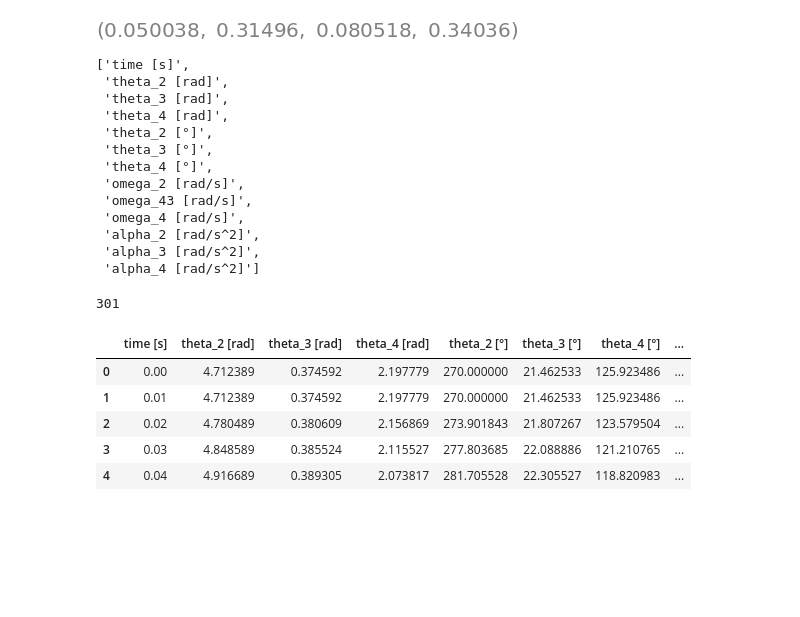
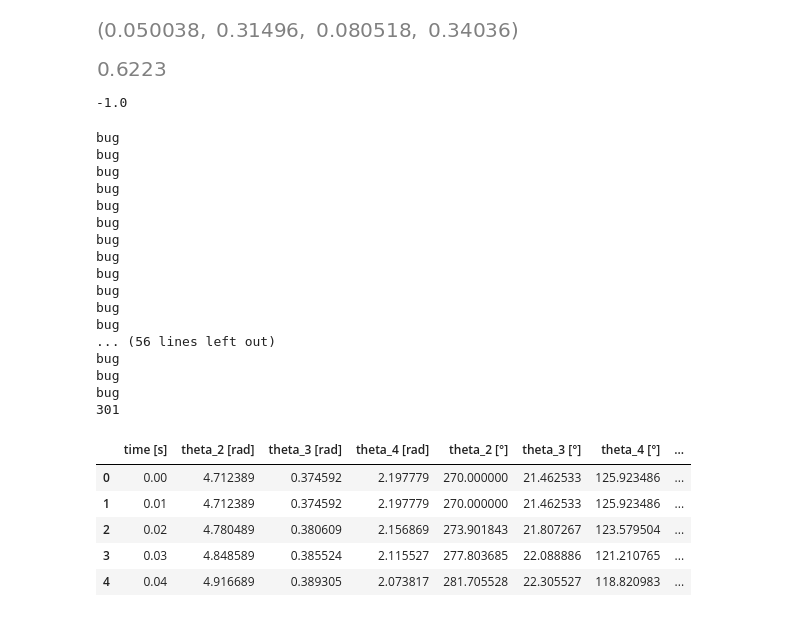
Before and after one commit to QiuDylan/ME200, a Jupyter notebook: FinalProj/Final_Project_V3_JNotebook.ipynb, the cells around one changed output. Drawn from its saved outputs; the diff is of its cells as text; code cells hidden in the pictures; blank space fills up the shorter version.

```diff
--- a/FinalProj/Final_Project_V3_JNotebook.ipynb
+++ b/FinalProj/Final_Project_V3_JNotebook.ipynb
@@ -34,31 +34,22 @@ a, b, c, d
 # %%
 m = 3.48 #kg
 l = 24.5 * 0.0254 #length of wiper m
-I = 1/12 * m * l**2 + 1/12 * m * l**2 + m* (l/2 * (2**0.5))**2#moment of inertia about com kgm^2
+I = 1/12 * m * l**2 + m * (l/2)**2 + 1/3 * m * l**2#moment of inertia about com kgm^2
 mu_k = 0.3  # coefficient of kinetic friction
 g = 9.81  # gravity (m/s^2)
 theta = 23 #degs
+l
+# %% [output]
+[figure, added]
 # %%
 #Parameters
 motor_torque = 30 #NM
 df = pd.read_csv("4bardata.txt", sep='\t' , header = None, names = ["time [s]", "theta_2 [rad]", "theta_3 [rad]", "theta_4 [rad]", "theta_2 [°]","theta_3 [°]","theta_4 [°]","omega_2 [rad/s]", "omega_43 [rad/s]","omega_4 [rad/s]","alpha_2 [rad/s^2]","alpha_3 [rad/s^2]","alpha_4 [rad/s^2]"])
 #df.head(20)
 #print(df.shape[0])
-list(df)
+print(np.sin(np.radians(270)))
 # %% [output]
-['time [s]',
- 'theta_2 [rad]',
- 'theta_3 [rad]',
- 'theta_4 [rad]',
- 'theta_2 [°]',
- 'theta_3 [°]',
- 'theta_4 [°]',
- 'omega_2 [rad/s]',
- 'omega_43 [rad/s]',
- 'omega_4 [rad/s]',
- 'alpha_2 [rad/s^2]',
- 'alpha_3 [rad/s^2]',
- 'alpha_4 [rad/s^2]']
+-1.0
 # %%
 #Torque Calculations
 f1 = []
@@ -71,47 +62,46 @@ for i in range(df.shape[0]):
 
         if theta_a > 90 and theta_a <= 180:
             #print("bug")
-            temp4 = motor_torque * (np.sin(np.radians(df["theta_2 [°]"][i])) * a)
-            f1.append(temp4)
+            if (df["theta_2 [°]"][i] < theta_a).any():
+                temp4 = motor_torque / (np.sin(np.radians(180 - theta_a)) * a)
+                f1.append(temp4)
         elif theta_a > 180 and theta_a <= 270:
-
-            temp3 = motor_torque * (np.sin(np.radians(df["theta_2 [°]"][i])) * a)
+            #print("bug")
+            temp3 = motor_torque / (np.sin(np.radians(theta_a - 180)) * a)
             f1.append(temp3)
 
     elif ((df["theta_2 [°]"][i])>90).any() & ((df["theta_2 [°]"][i])<= 180).any() :
 
         if theta_a > 0 and theta_a <= 90:
-
             if (df["theta_2 [°]"][i] > theta_a).any():
-
-                temp13 = motor_torque * (np.sin(np.radians(theta_a)) * a)
+                temp13 = motor_torque / (np.sin(np.radians(theta_a)) * a)
                 f1.append(temp13)
         elif theta_a > 90 and theta_a <= 180:
             if (df["theta_2 [°]"][i] > theta_a).any():
-                temp14 = motor_torque * (np.sin(np.radians(theta_a)) * a)
+                temp14 = - motor_torque / (np.sin(np.radians(180 - theta_a)) * a)
                 f1.append(temp14)
             else:
-                temp15 = motor_torque * (np.sin(np.radians(df["theta_2 [°]"][i])) * a)
+                temp15 = motor_torque / (np.sin(np.radians(df["theta_2 [°]"][i])) * a)
                 f1.append(temp15)
 
     elif ((df["theta_2 [°]"][i])>270).any() & ((df["theta_2 [°]"][i])<= 360).any() :
         if theta_a > 0 and theta_a <= 90:
             if (df["theta_2 [°]"][i] > theta_a).any():
 
-                temp16 = motor_torque * (np.sin(np.radians(theta_a)) * a)
+                temp16 = motor_torque / (np.sin(np.radians(theta_a)) * a)
                 f1.append(temp16)
         elif theta_a > 90 and theta_a <= 180:
             #print("bug")
             if (df["theta_2 [°]"][i] > theta_a).any():
 
-                temp18 = motor_torque * (np.sin(np.radians(180- theta_a)) * a)
+                temp18 = motor_torque / (np.sin(np.radians(180- theta_a)) * a)
                 f1.append(temp18)
 
     elif ((df["theta_2 [°]"][i])>180).any() & ((df["theta_2 [°]"][i])<= 270).any() :
         if theta_a > 0 and theta_a < 90:
             if (df["theta_2 [°]"][i] > theta_a).any():
-                #print("bug")
-                temp19 = motor_torque * (np.sin(np.radians(theta_a)) * a)
+                print("bug")
+                temp19 = motor_torque / (np.sin(np.radians(theta_a)) * a)
                 f1.append(temp19)
 
 print(len(f1))
@@ -119,15 +109,31 @@ print(len(f1))
 tau_out = []
 theta_b = []
 for j in range(df.shape[0]):
-    theta_b =  (df["theta_4 [°]"][j]- df["theta_3 [°]"][j]) # inner angle between link b and c
+    theta_b =  abs(df["theta_4 [°]"][j]- df["theta_3 [°]"][j]) # inner angle between link b and c
     if ((df["theta_4 [°]"][j]) > 0).any() & ((df["theta_4 [°]"][j]) <= 90).any():
         temp5 = f1[j] * np.sin(np.radians(theta_b)) * c
         tau_out.append(temp5)
     elif((df["theta_4 [°]"][j]) > 90).any() & ((df["theta_4 [°]"][j]) <= 180).any():
-
         temp6 = f1[j] * np.sin(np.radians(180 - theta_b)) * c
         tau_out.append(temp6)
+df["Input_Torque [nm]"] = tau_out
 # %% [output]
+bug
+bug
+bug
+bug
+bug
+bug
+bug
+bug
+bug
+bug
+bug
+bug
+... (56 lines left out)
+bug
+bug
+bug
 301
 # %%
 # Equations of Motion
```
Also changed, not shown: parts of 5 cells of this notebook.
